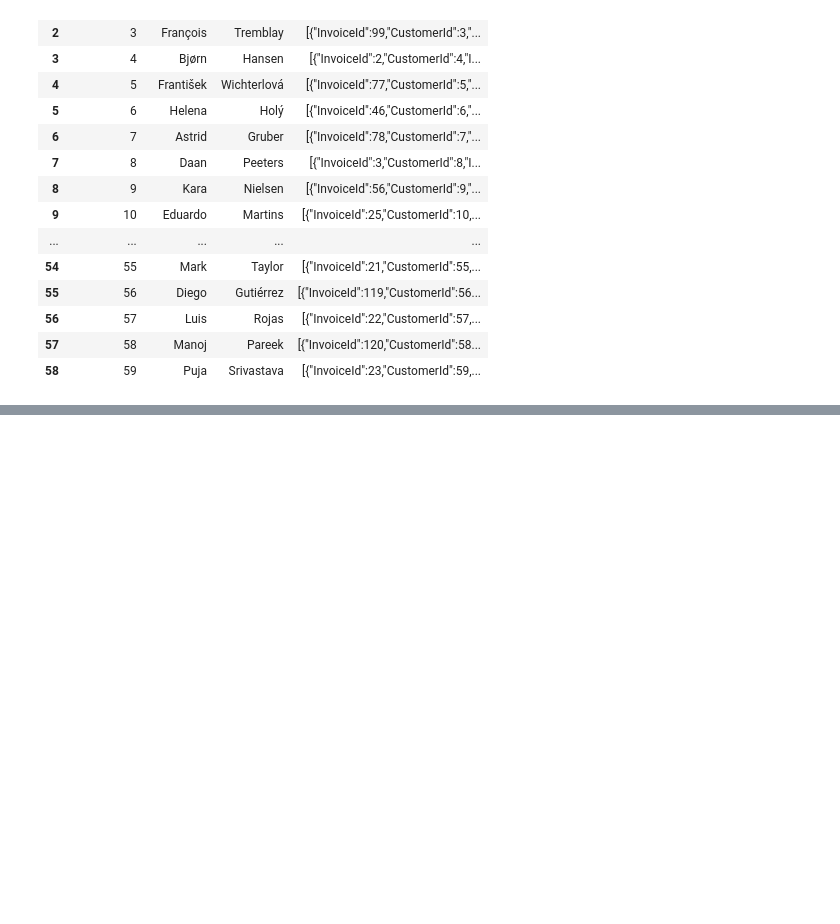
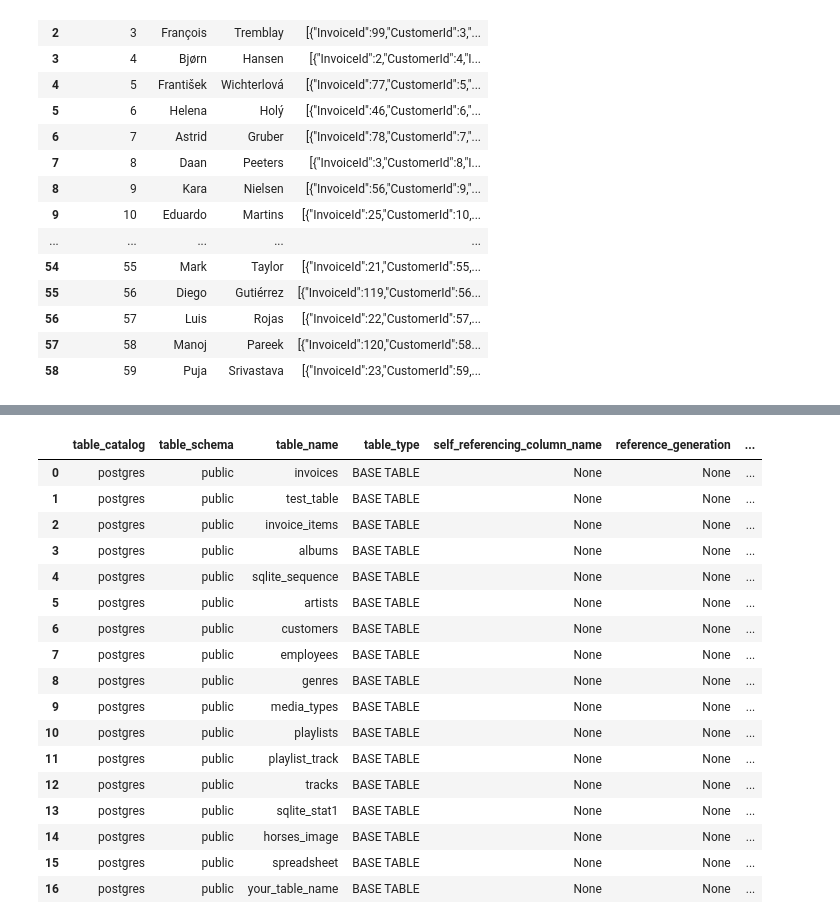
Before and after one commit to mhaniffajari/Data-Engineer-with-Python, a Jupyter notebook: Data Engineer with Python.ipynb, the cells around one changed output, grey strips where cells are left out. Drawn from its saved outputs; the diff is of its cells as text; code cells hidden in the pictures; blank space fills up the shorter version.

```diff
--- a/Data Engineer with Python.ipynb
+++ b/Data Engineer with Python.ipynb
@@ -284,0 +289,8 @@ pd.read_sql('''select * from dbo.CustomerOrder''',con=engine)
+# %%
+def to_postgres(user,server,database):
+    engine_postgres = create_engine(f'postgresql+psycopg2://postgres:{user}@{server}/{database}')
+    return engine_postgres
+user = 'postgres'
+server = 'localhost'
+database = 'postgres'
+engine = to_postgres(user,server,database)
@@ -284,0 +338,21 @@ pd.read_sql('''select * from dbo.CustomerOrder''',con=engine)
+# %%
+pd.read_sql('''SELECT * FROM information_schema.tables WHERE table_type = 'BASE TABLE' AND table_schema = 'public' ''',con=engine)
+# %% [output]
+|  | table_catalog | table_schema | table_name | table_type | self_referencing_column_name | reference_generation | ... |
+| 0 | postgres | public | invoices | BASE TABLE | None | None | ... |
+| 1 | postgres | public | test_table | BASE TABLE | None | None | ... |
+| 2 | postgres | public | invoice_items | BASE TABLE | None | None | ... |
+| 3 | postgres | public | albums | BASE TABLE | None | None | ... |
+| 4 | postgres | public | sqlite_sequence | BASE TABLE | None | None | ... |
+| 5 | postgres | public | artists | BASE TABLE | None | None | ... |
+| 6 | postgres | public | customers | BASE TABLE | None | None | ... |
+| 7 | postgres | public | employees | BASE TABLE | None | None | ... |
+| 8 | postgres | public | genres | BASE TABLE | None | None | ... |
+| 9 | postgres | public | media_types | BASE TABLE | None | None | ... |
+| 10 | postgres | public | playlists | BASE TABLE | None | None | ... |
+| 11 | postgres | public | playlist_track | BASE TABLE | None | None | ... |
+| 12 | postgres | public | tracks | BASE TABLE | None | None | ... |
+| 13 | postgres | public | sqlite_stat1 | BASE TABLE | None | None | ... |
+| 14 | postgres | public | horses_image | BASE TABLE | None | None | ... |
+| 15 | postgres | public | spreadsheet | BASE TABLE | None | None | ... |
+| 16 | postgres | public | your_table_name | BASE TABLE | None | None | ... |
```
Also changed, not shown: parts of 5 cells of this notebook.
